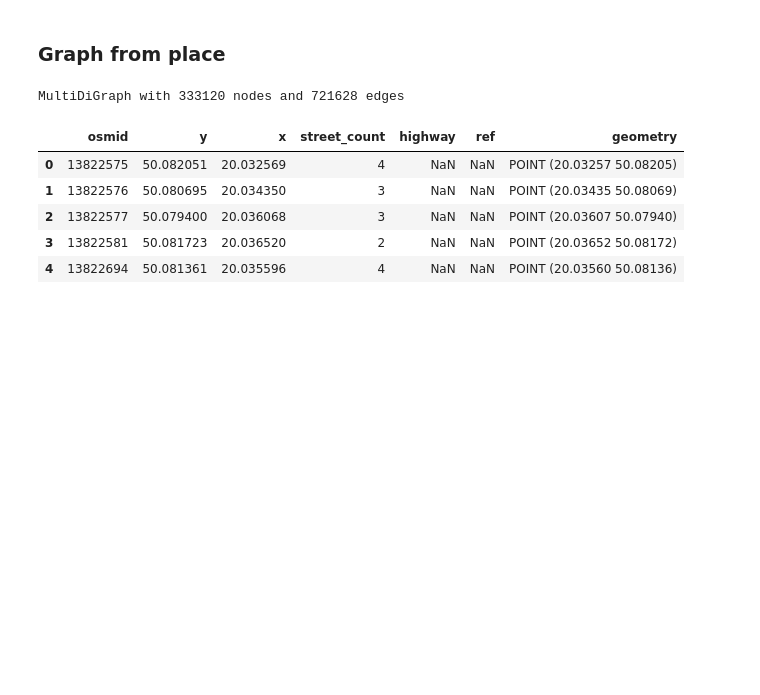
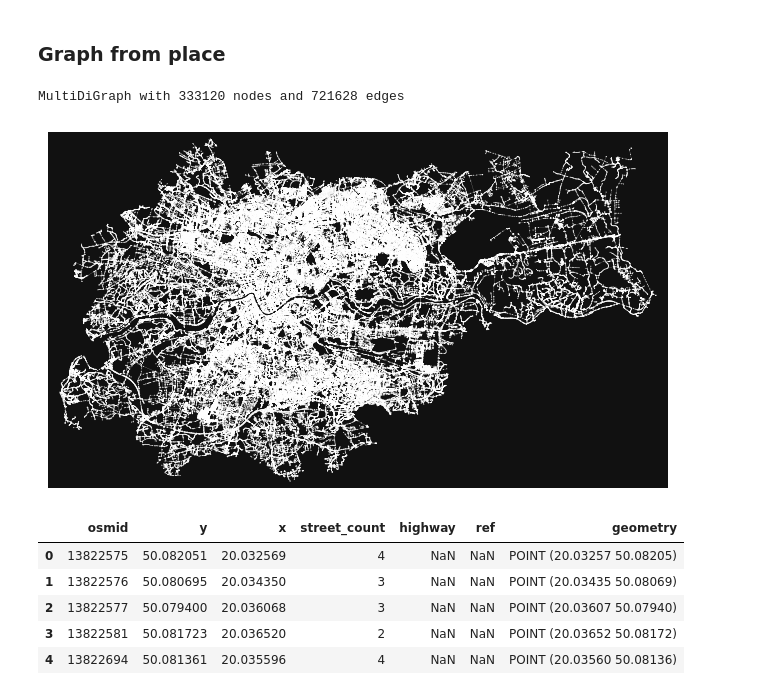
Before and after one commit to juliakisielewicz/graph-routing, a Jupyter notebook: osm_data_save.ipynb, the cells around one changed output. Saved outputs shown, nothing was run; the diff lists cells and outputs as text; code cells hidden in the pictures; blank space fills up the shorter version.

```diff
--- a/osm_data_save.ipynb
+++ b/osm_data_save.ipynb
@@ -23,7 +48,9 @@ print(G_krakow)
 # %% [output]
 MultiDiGraph with 333120 nodes and 721628 edges
 # %%
-# fig, ax = ox.plot_graph(G_krakow, node_size=0.5, edge_linewidth=0.1)
+fig, ax = ox.plot_graph(G_krakow, node_size=0.5, edge_linewidth=0.1)
+# %% [output]
+[figure, added]
 # %%
 gdf_nodes, gdf_relationships = ox.graph_to_gdfs(G_krakow)
 gdf_nodes.reset_index(inplace=True)
```
Also changed, not shown: parts of 5 cells of this notebook, 6 other files.
